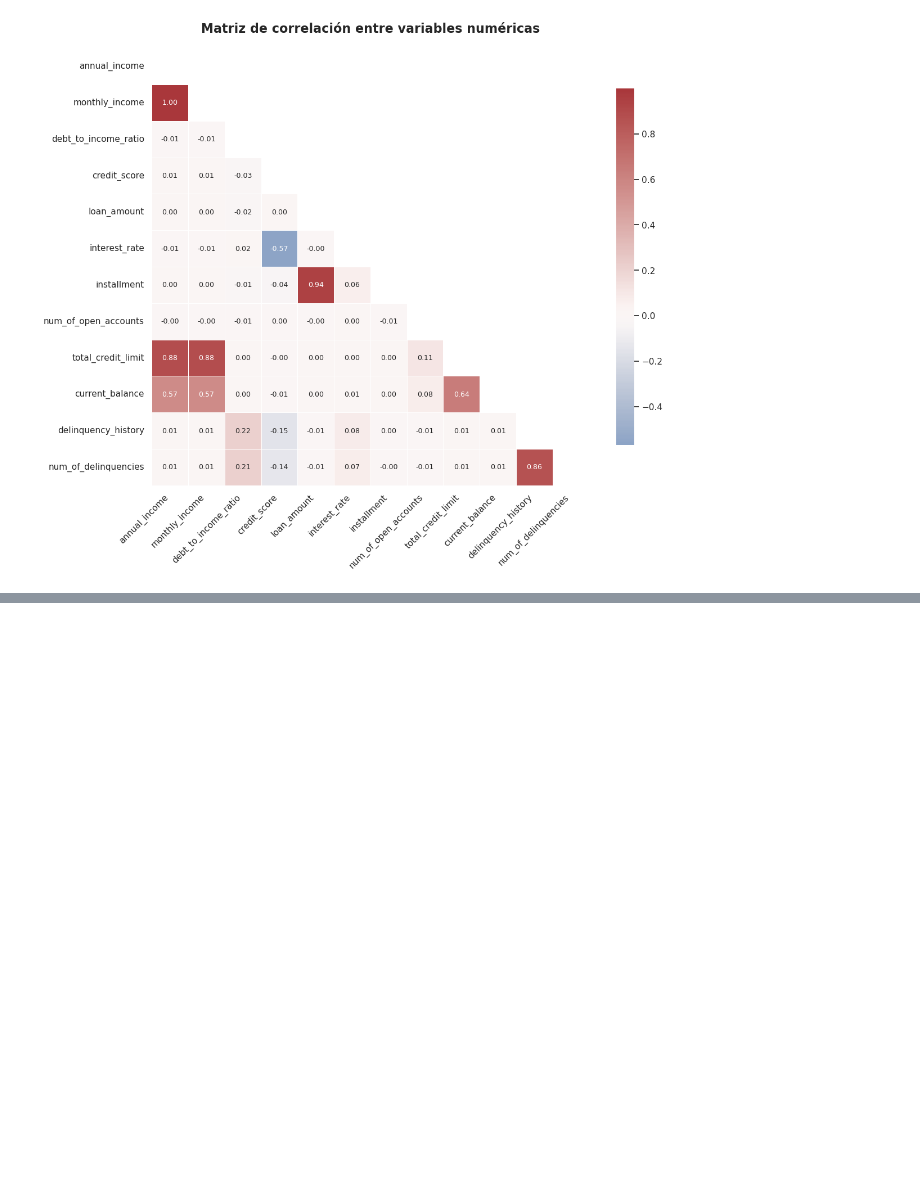
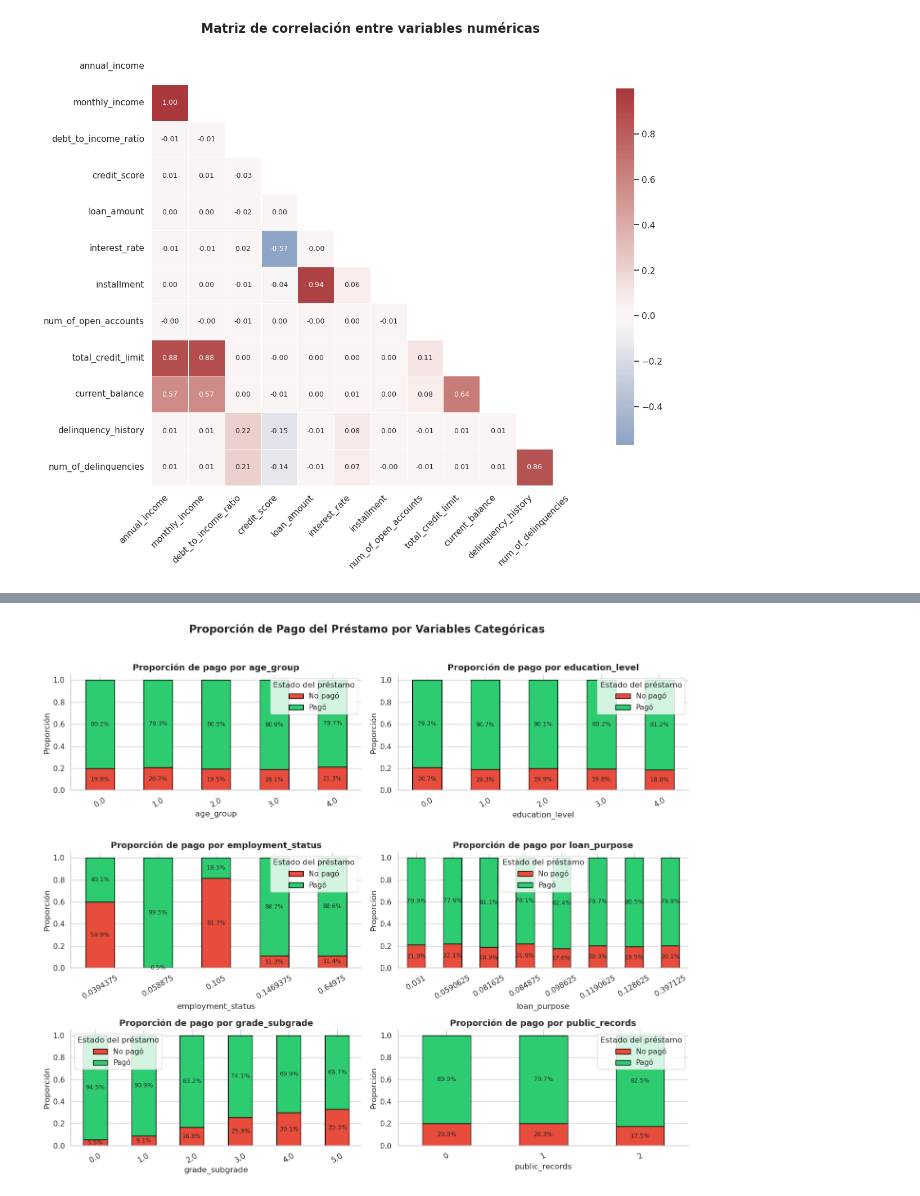
Before and after one commit to JairRamosG/Loan_Status_Prediction, a Jupyter notebook: notebooks/02_Feature_Engineering.ipynb, the cells around one changed output, grey strips where cells are left out. Saved outputs shown, nothing was run; the diff lists cells and outputs as text; code cells hidden in the pictures; blank space fills up the shorter version.

Commit message:
comenzar a crear nuevas variables

```diff
--- a/notebooks/02_Feature_Engineering.ipynb
+++ b/notebooks/02_Feature_Engineering.ipynb
@@ -226,0 +231,7 @@ plot_corr_mat(train, numeric_cols)
+# %%
+plot_crosstab_categoricas(
+    train,
+    categoric_cols,
+    target=variable_objetivo)
+# %% [output]
+[figure, added]
```
Also changed, not shown: parts of 1 cell of this notebook.
